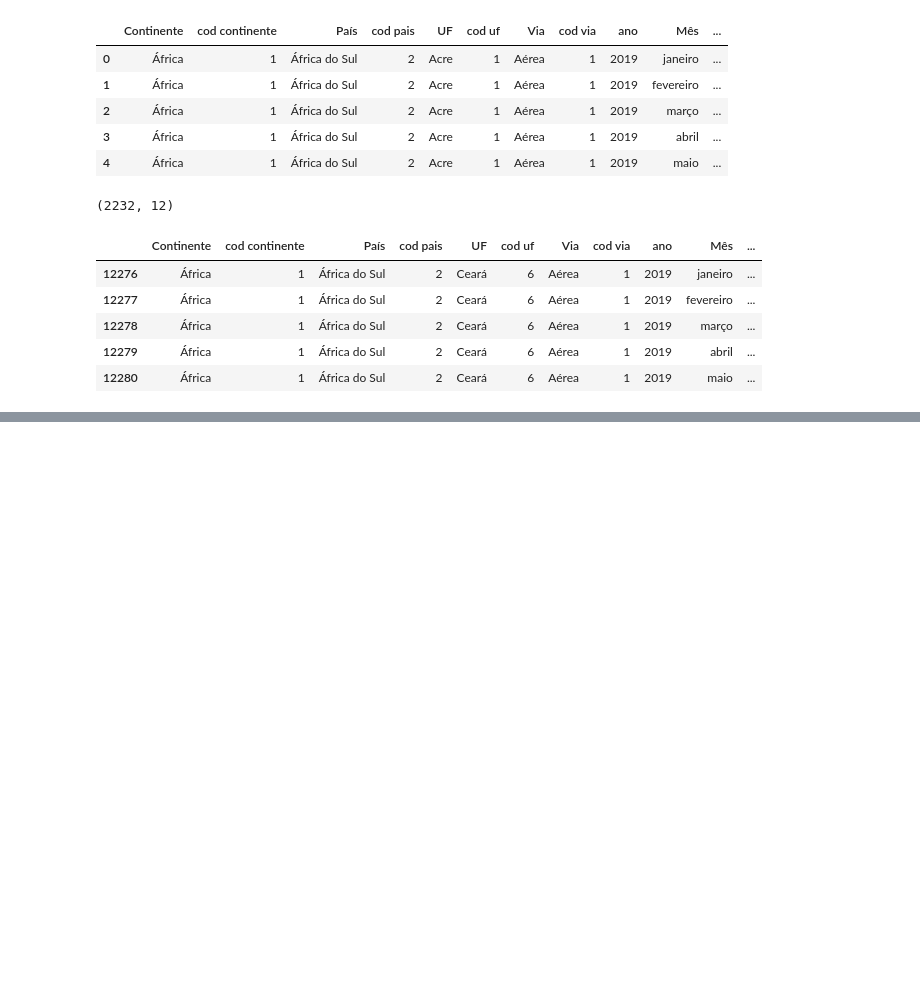
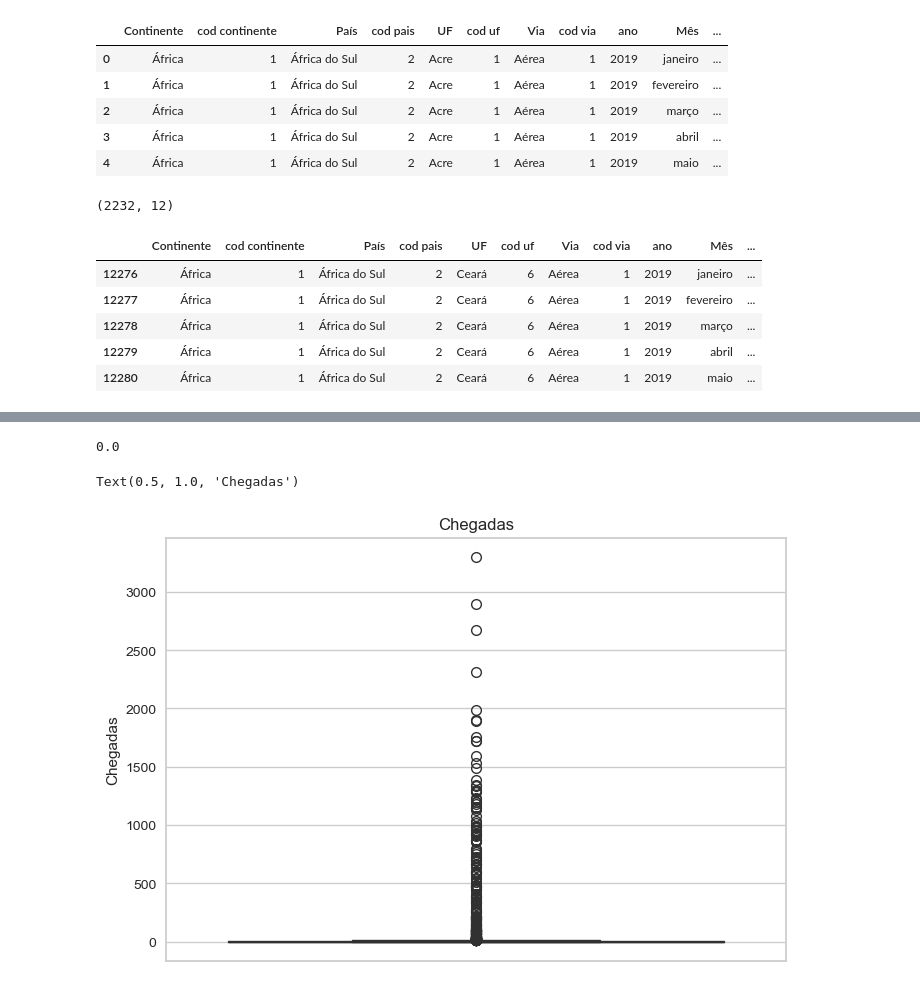
Before and after one commit to igorsouzaccruz/Estudo-de-Caso-sobre-Turismo-e-Aprendizado-de-M-quina, a Jupyter notebook: estudo_caso_turismo.ipynb, the cells around one changed output, grey strips where cells are left out. Cells and saved outputs as stored; diff of their text form; code cells hidden in the pictures; blank space fills up the shorter version.

```diff
--- a/estudo_caso_turismo.ipynb
+++ b/estudo_caso_turismo.ipynb
@@ -42,0 +85,10 @@ turistas_internacionais_no_ceara.head()
+# %%
+mediana = sts.median(turistas_internacionais_no_ceara['Chegadas'])
+mediana
+# %% [output]
+0.0
+# %%
+srn.boxplot(turistas_internacionais_no_ceara['Chegadas']).set_title('Chegadas')
+# %% [output]
+Text(0.5, 1.0, 'Chegadas')
+[figure, added]
```
Also changed, not shown: parts of 13 cells of this notebook.
